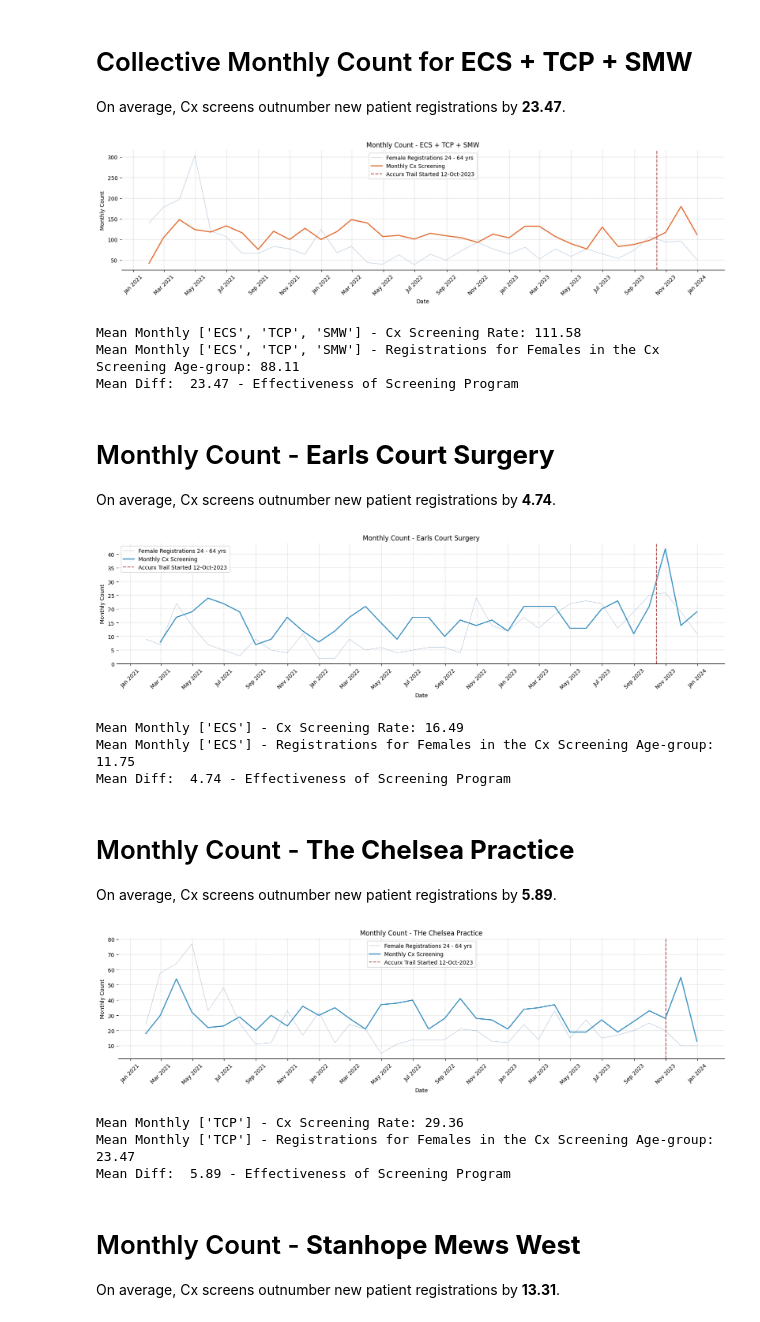
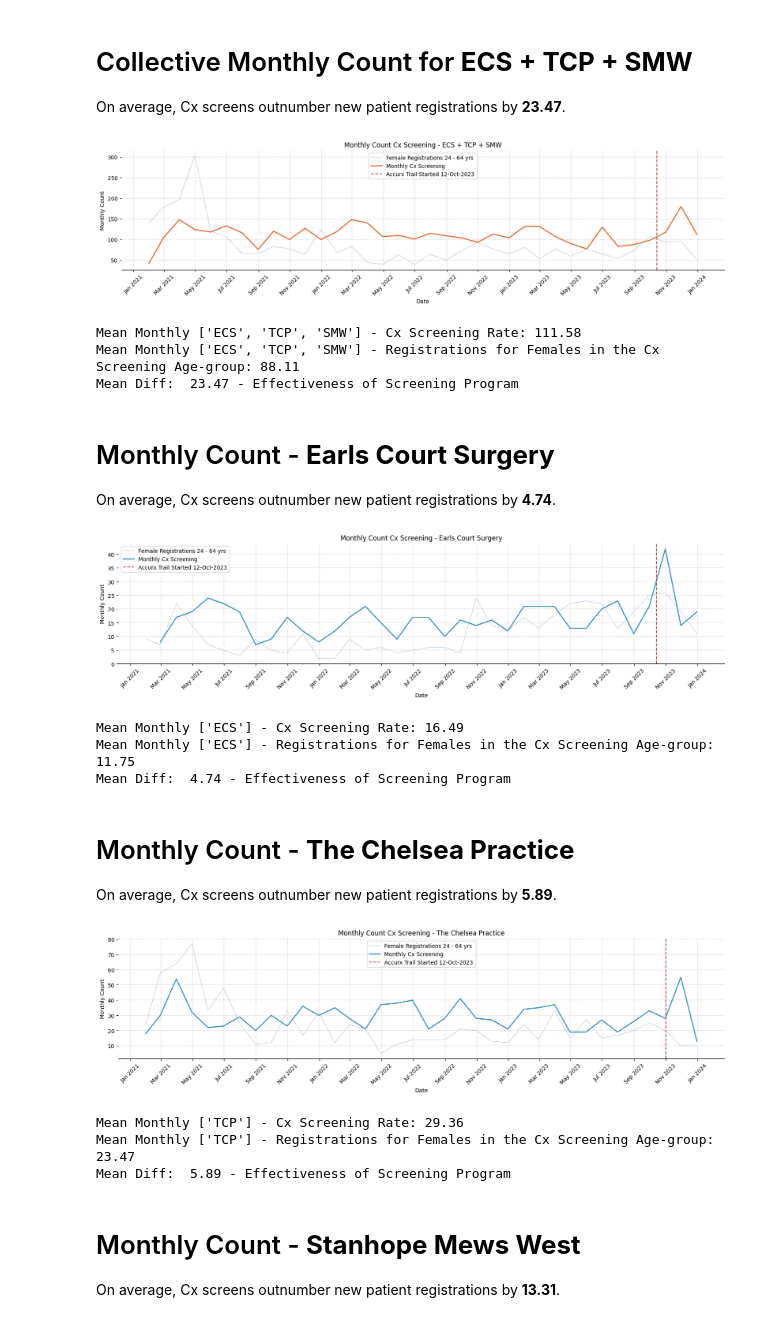
Before and after one commit to janduplessis883/Cervical-Screening-Self-Book-with-Accurx, a Jupyter notebook: CxScreeningTimeSeries.ipynb, the cells around one changed output. Saved outputs shown, nothing was run; the diff lists cells and outputs as text; code cells hidden in the pictures.

```diff
--- a/CxScreeningTimeSeries.ipynb
+++ b/CxScreeningTimeSeries.ipynb
@@ -204,9 +207,9 @@ def plot_ts(reg_df, cx_df, title, h_date='2023-11-01', surgery=['ECS', 'TCP', 'S
 # Collective Monthly Count for **ECS + TCP + SMW**
 On average, Cx screens outnumber new patient registrations by **23.47**.
 # %%
-plot_ts(reg, data, "Monthly Count - ECS + TCP + SMW", h_date='2023-10-14', color='#e16d33')
+plot_ts(reg, data, "Monthly Count Cx Screening - ECS + TCP + SMW", h_date='2023-10-14', color='#e16d33')
 # %% [output]
-[figure, old version]
+[figure, new version]
 Mean Monthly ['ECS', 'TCP', 'SMW'] - Cx Screening Rate: 111.58
 Mean Monthly ['ECS', 'TCP', 'SMW'] - Registrations for Females in the Cx Screening Age-group: 88.11
 Mean Diff:  23.47 - Effectiveness of Screening Program
@@ -214,9 +217,9 @@ Mean Diff:  23.47 - Effectiveness of Screening Program
 # Monthly Count - **Earls Court Surgery**
 On average, Cx screens outnumber new patient registrations by **4.74**.
 # %%
-plot_ts(reg, data, "Monthly Count - Earls Court Surgery", h_date='2023-10-14', surgery=["ECS"])
+plot_ts(reg, data, "Monthly Count Cx Screening - Earls Court Surgery", h_date='2023-10-14', surgery=["ECS"])
 # %% [output]
-[figure, old version]
+[figure, new version]
 Mean Monthly ['ECS'] - Cx Screening Rate: 16.49
 Mean Monthly ['ECS'] - Registrations for Females in the Cx Screening Age-group: 11.75
 Mean Diff:  4.74 - Effectiveness of Screening Program
@@ -224,9 +227,9 @@ Mean Diff:  4.74 - Effectiveness of Screening Program
 # Monthly Count - **The Chelsea Practice**
 On average, Cx screens outnumber new patient registrations by **5.89**.
 # %%
-plot_ts(reg, data, "Monthly Count - THe Chelsea Practice", surgery=["TCP"])
+plot_ts(reg, data, "Monthly Count Cx Screening - The Chelsea Practice", surgery=["TCP"])
 # %% [output]
-[figure, old version]
+[figure, new version]
 Mean Monthly ['TCP'] - Cx Screening Rate: 29.36
 Mean Monthly ['TCP'] - Registrations for Females in the Cx Screening Age-group: 23.47
 Mean Diff:  5.89 - Effectiveness of Screening Program
```
Also changed, not shown: parts of 3 cells of this notebook.
